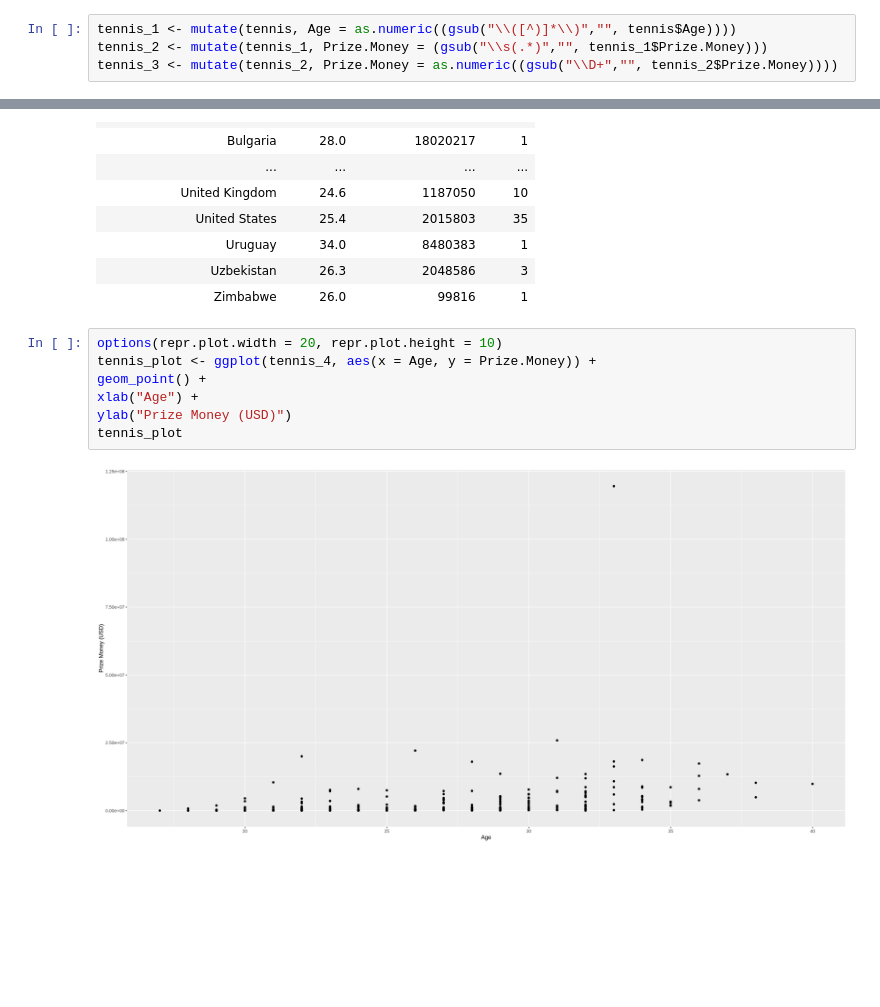
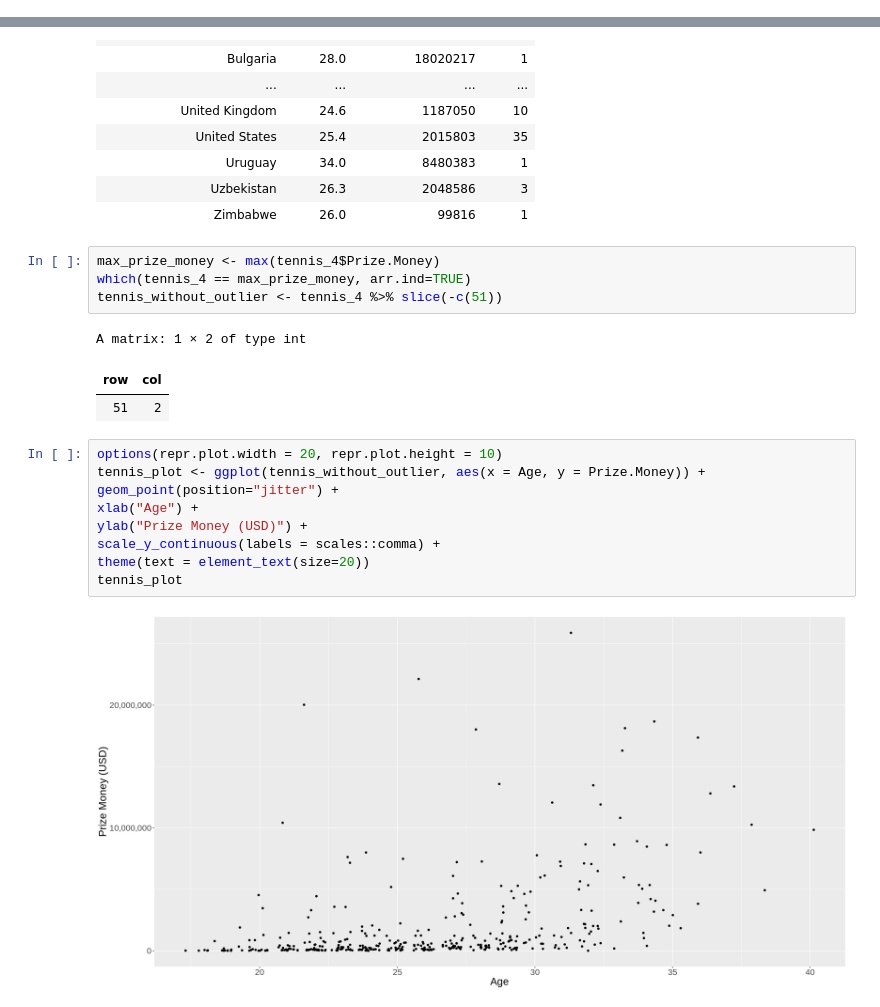
Before and after one commit to navg1250/dsci100_project, a Jupyter notebook: tennis_project.ipynb, the cells around one changed output, grey strips where cells are left out. Cells and saved outputs as stored; diff of their text form; blank space fills up the shorter version.

Commit message:
Added comments to functions
Added comments to functions and added jitter to the graph

```diff
--- a/tennis_project.ipynb
+++ b/tennis_project.ipynb
@@ -43,7 +64,3 @@ $ Team.Cups        <dbl> NA, NA, NA, NA, NA, NA, NA, NA, NA, NA, NA, NA, NA, …
 $ Olympics         <dbl> NA, NA, NA, NA, NA, NA, NA, NA, NA, NA, NA, NA, NA, …
 $ Weeks.at.No..1   <dbl> NA, NA, NA, NA, NA, NA, NA, NA, NA, NA, NA, NA, NA, …
 $ Tour.Finals      <dbl> NA, NA, NA, NA, NA, NA, NA, NA, NA, NA, NA, NA, NA, …
-# %%
-tennis_1 <- mutate(tennis, Age = as.numeric((gsub("\\([^)]*\\)","", tennis$Age))))
-tennis_2 <- mutate(tennis_1, Prize.Money = (gsub("\\s(.*)","", tennis_1$Prize.Money)))
-tennis_3 <- mutate(tennis_2, Prize.Money = as.numeric((gsub("\\D+","", tennis_2$Prize.Money))))
@@ -74,12 +108,22 @@ A tibble: 61 × 4
 | Uruguay | 34.0 | 8480383 | 1 |
 | Uzbekistan | 26.3 | 2048586 | 3 |
 | Zimbabwe | 26.0 | 99816 | 1 |
+# %%
+max_prize_money <- max(tennis_4$Prize.Money)
+which(tennis_4 == max_prize_money, arr.ind=TRUE)
+tennis_without_outlier <- tennis_4 %>% slice(-c(51))
+# %% [output]
+A matrix: 1 × 2 of type int
+| row | col |
+| 51 | 2 |
 # %%
 options(repr.plot.width = 20, repr.plot.height = 10)
-tennis_plot <- ggplot(tennis_4, aes(x = Age, y = Prize.Money)) +
-geom_point() +
+tennis_plot <- ggplot(tennis_without_outlier, aes(x = Age, y = Prize.Money)) +
+geom_point(position="jitter") +
 xlab("Age") +
-ylab("Prize Money (USD)")
+ylab("Prize Money (USD)") +
+scale_y_continuous(labels = scales::comma) +
+theme(text = element_text(size=20))
 tennis_plot
 # %% [output]
-[figure, old version]
+[figure, new version]
```
Also changed, not shown: parts of 4 cells of this notebook.
